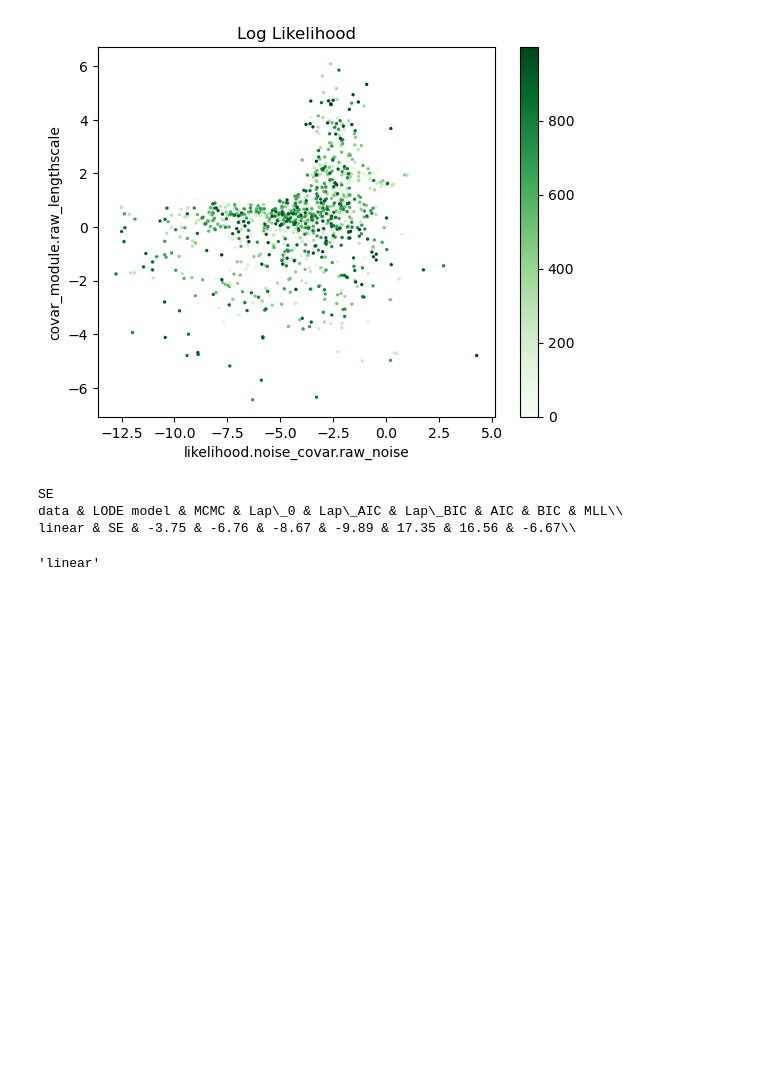
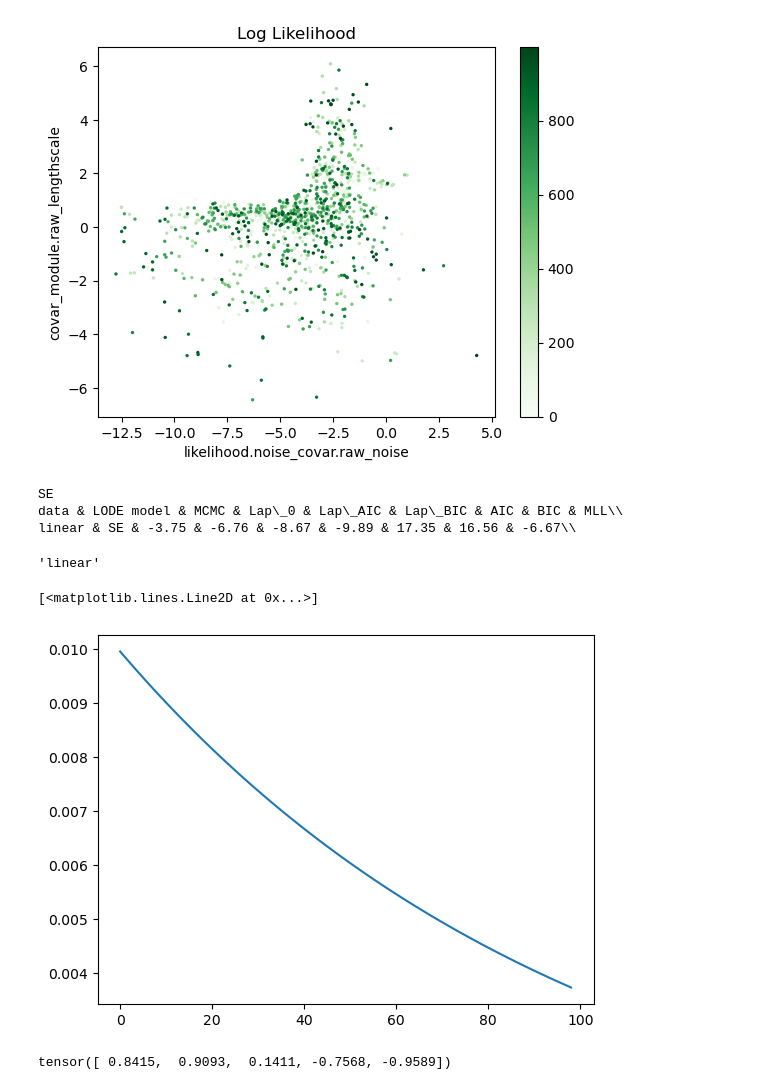
Before and after one commit to ABesginow/LaplaceKernelSearch, a Jupyter notebook: exploration_tests/grad_sem_test.ipynb, the cells around one changed output. Drawn from its saved outputs; the diff is of its cells as text; code cells hidden in the pictures; blank space fills up the shorter version.

```diff
--- a/exploration_tests/grad_sem_test.ipynb
+++ b/exploration_tests/grad_sem_test.ipynb
@@ -527,9 +614,9 @@ tensor([[0.4672]], dtype=torch.float64, requires_grad=True)]
 from metrics import calculate_mc_STAN
 # Perform MCMC
 MCMC_approx, MC_log = calculate_mc_STAN(
-    model, likelihood, 1000, manual_seed=223997)# log_param_path=True,
-#    log_full_likelihood=True, log_full_posterior=True,
-#    log_kernel_data=True, manual_seed=223997) # manual_seed=643615 # Seed that destroys noise_LIN/LIN/10data
+    model, likelihood, 1000, manual_seed=223997, log_param_path=True,
+    log_full_likelihood=True, log_full_posterior=True,
+    log_kernel_data=True)
 print(MCMC_approx)
 # %% [output]
 Building...
@@ -785,3 +891,15 @@ linear & SE & -3.75 & -6.76 & -8.67 & -9.89 & 17.35 & 16.56 & -6.67\\
 dataset_name
 # %% [output]
 'linear'
+# %%
+f = lambda i, N: np.exp(-i/N)
+plt.plot([f(i-1, 100) - f(i, 100) for i in range(1, 100)])
+# %% [output]
+[<matplotlib.lines.Line2D at 0x...>]
+[figure, added]
+# %%
+train_x = torch.tensor([1, 2, 3, 4, 5])
+train_y = torch.sin(train_x)
+train_y
+# %% [output]
+tensor([ 0.8415,  0.9093,  0.1411, -0.7568, -0.9589])
```
Also changed, not shown: parts of 8 cells of this notebook.
